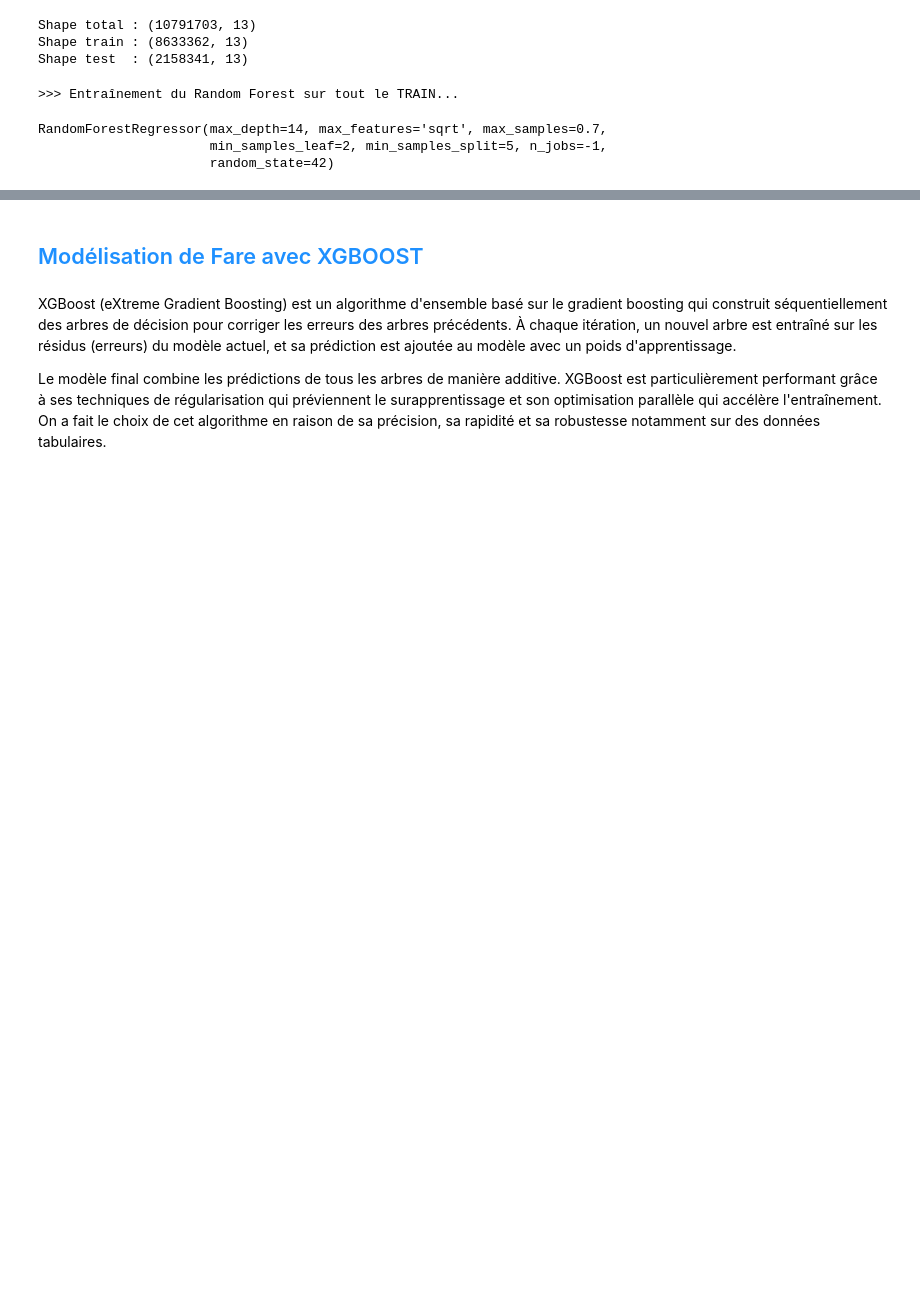
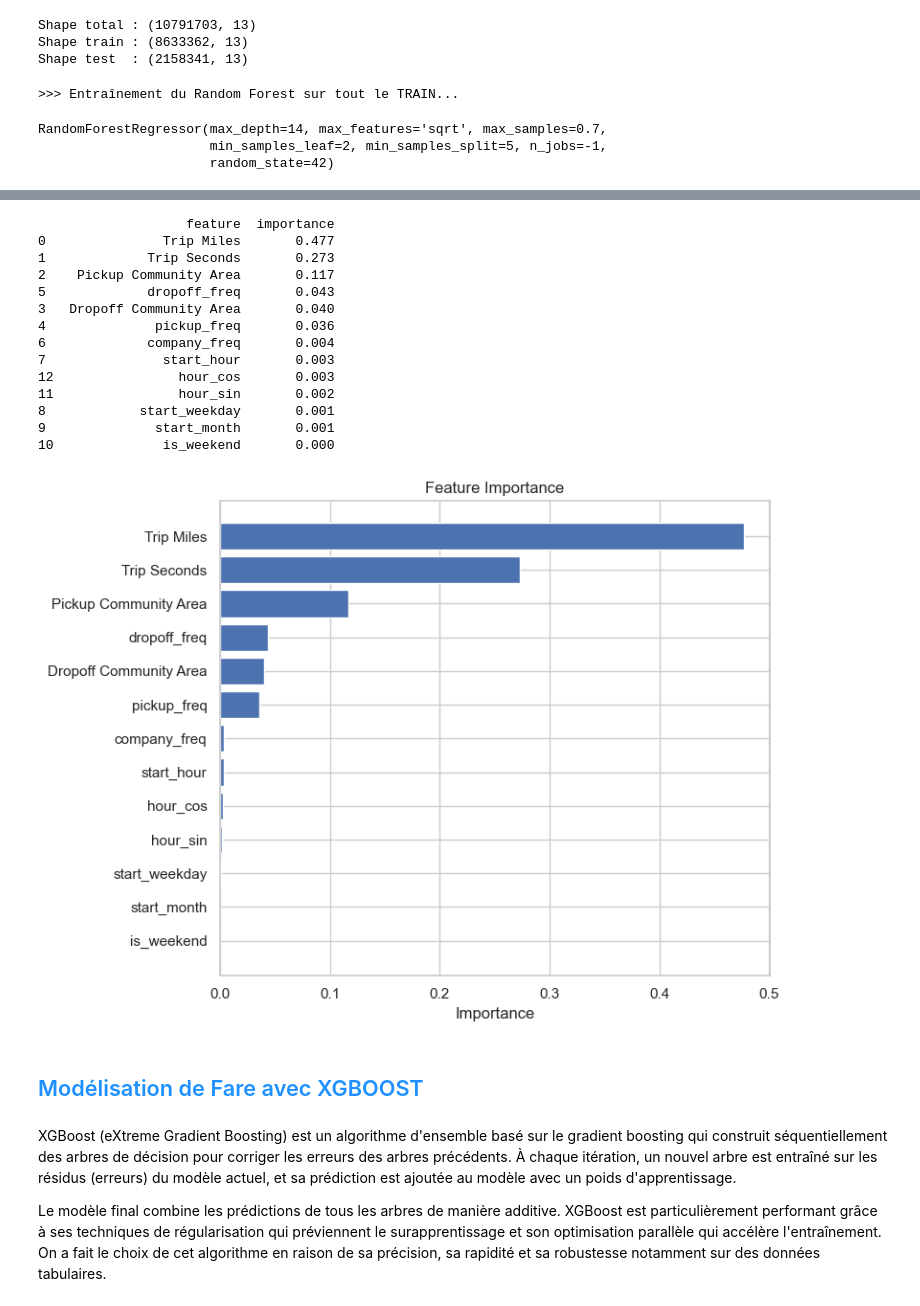
Before and after one commit to jbcheze/Predicting_Airline_Ticket_Prices, a Jupyter notebook: notebook/JB_Taxi_alpha.ipynb, the cells around one changed output, grey strips where cells are left out. Saved outputs shown, nothing was run; the diff lists cells and outputs as text; code cells hidden in the pictures; blank space fills up the shorter version.

```diff
--- a/notebook/JB_Taxi_alpha.ipynb
+++ b/notebook/JB_Taxi_alpha.ipynb
@@ -2282,6 +2368,43 @@ R²   : 0.9314688405191401
 MAE  : 1.7007393594820561
 RMSE : 4.188759894407597
 R²   : 0.9364604607250339
+# %%
+# Récupération des importances
+importances = rf.feature_importances_
+feature_names = features_to_keep
+
+# DataFrame trié des importances
+feat_imp = pd.DataFrame({
+    "feature": feature_names,
+    "importance": importances
+}).sort_values(by="importance", ascending=False)
+
+print(feat_imp)
+
+#  : visualisation
+plt.figure(figsize=(8, 6))
+plt.barh(feat_imp["feature"], feat_imp["importance"])
+plt.gca().invert_yaxis()
+plt.title("Feature Importance")
+plt.xlabel("Importance")
+plt.tight_layout()
+plt.show()
+# %% [output]
+                   feature  importance
+0               Trip Miles       0.477
+1             Trip Seconds       0.273
+2    Pickup Community Area       0.117
+5             dropoff_freq       0.043
+3   Dropoff Community Area       0.040
+4              pickup_freq       0.036
+6             company_freq       0.004
+7               start_hour       0.003
+12                hour_cos       0.003
+11                hour_sin       0.002
+8            start_weekday       0.001
+9              start_month       0.001
+10              is_weekend       0.000
+[figure, added]
 # %% [markdown]
 ## <span style="color:#1e90ff;">Modélisation de Fare avec XGBOOST </span>
 # %% [markdown]
```
Also changed, not shown: parts of 29 cells of this notebook, 2 other files.
